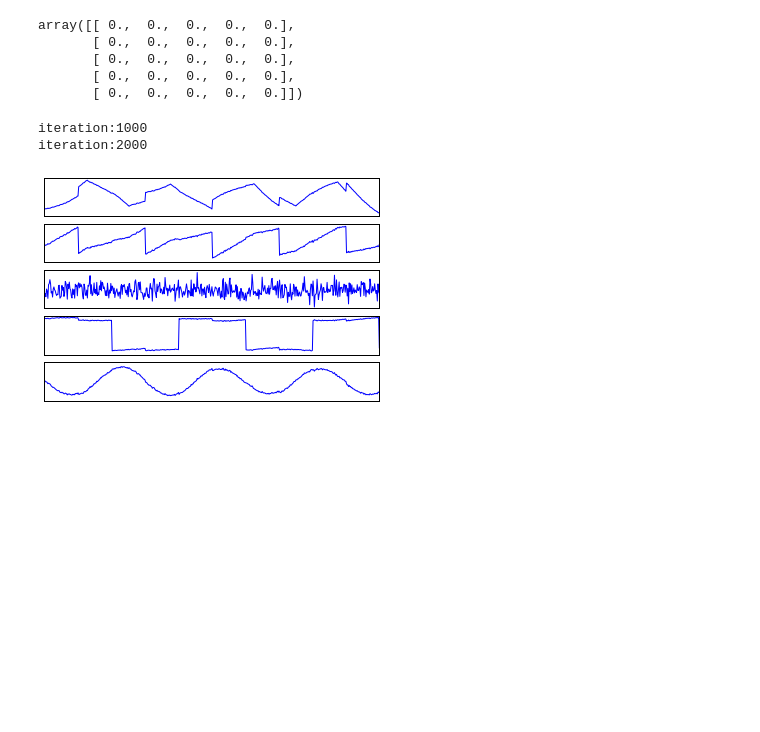
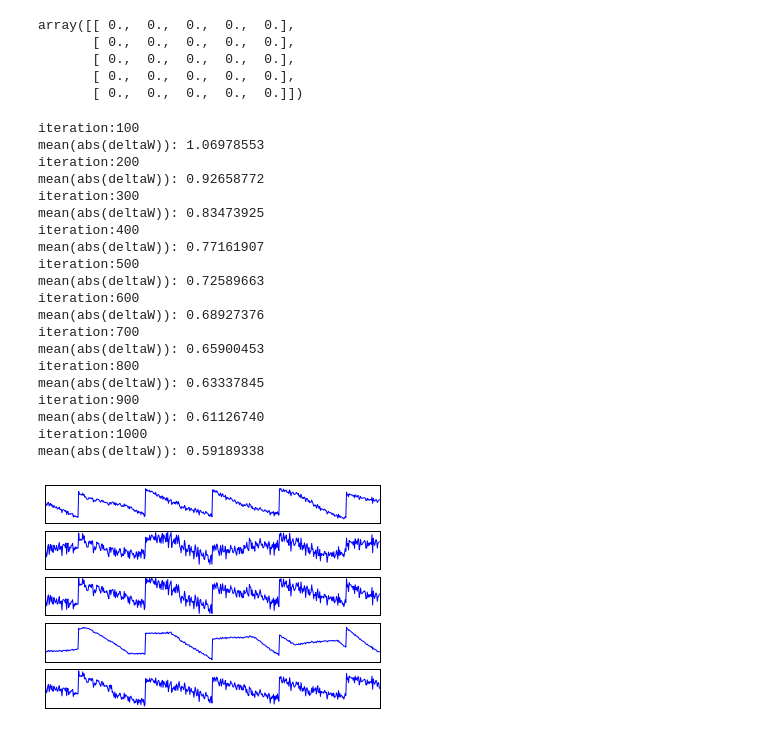
Before and after one commit to stablum/mlpm, a Jupyter notebook: testn.ipynb, the cells around one changed output. Saved outputs shown, nothing was run; the diff lists cells and outputs as text; code cells hidden in the pictures; blank space fills up the shorter version.

```diff
--- a/testn.ipynb
+++ b/testn.ipynb
@@ -189,7 +193,7 @@ sourceDistr0 = lambda x : math.exp ( - math.log( cosh(x)))
 act1 = lambda x : -x + tanh(x)
 sourceDistr1 = lambda x : math.exp(  -( math.pow(x,2) / float(2) ) + math.log(cosh(x)) )
 
-act2 = lambda x : (-1)*(math.pow(x,3))
+act2 = lambda x : (-1)*(x**3)
 sourceDistr2 = lambda x : math.exp( -((math.pow(x,4))/float(4)))
 
 act3 = lambda x : -((6*x)/((math.pow(x,2))+5))
@@ -725,13 +668,30 @@ def ICA_fast(X, activation_function, learningRate, maxIterations):
 # %%
 #Sapprox = ICA_McKay_noCovariant(Xwhitened, actFunctions[1], 0.001, 3000)
-Sapprox = ICA_McKay_covariant(Xwhitened, actFunctions[1], 0.02, 2000)
-#Sapprox = ICA_lecture_old(Xwhitened,actFunctions[0], 0.0001, 1000)
+#Sapprox = ICA_McKay_covariant(Xwhitened, actFunctions[2], 0.02, maxIterations=20000,epsilon = 0.0000001)
+Sapprox = ICA_lecture_old(Xwhitened,actFunctions[0], 0.0001, 1000)
 #Sapprox = ICA_lecture(Xwhitened,actFunctions[0], 0.000001, 1000)
-#Sapprox = ICA_fast(Xwhitened,actFunctions[0], 0.1, 300000)
 
 
 plot_signals(Sapprox)
 # %% [output]
+iteration:100
+mean(abs(deltaW)): 1.06978553
+iteration:200
+mean(abs(deltaW)): 0.92658772
+iteration:300
+mean(abs(deltaW)): 0.83473925
+iteration:400
+mean(abs(deltaW)): 0.77161907
+iteration:500
+mean(abs(deltaW)): 0.72589663
+iteration:600
+mean(abs(deltaW)): 0.68927376
+iteration:700
+mean(abs(deltaW)): 0.65900453
+iteration:800
+mean(abs(deltaW)): 0.63337845
+iteration:900
+mean(abs(deltaW)): 0.61126740
 iteration:1000
-iteration:2000
+mean(abs(deltaW)): 0.59189338
-[figure, old version]
+[figure, new version]
```
Also changed, not shown: parts of 13 cells of this notebook.
